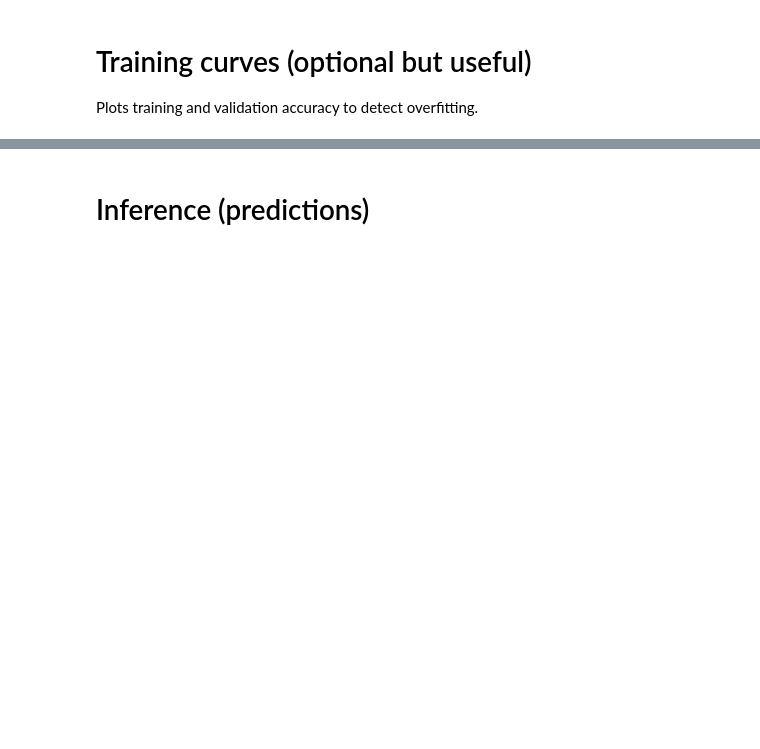
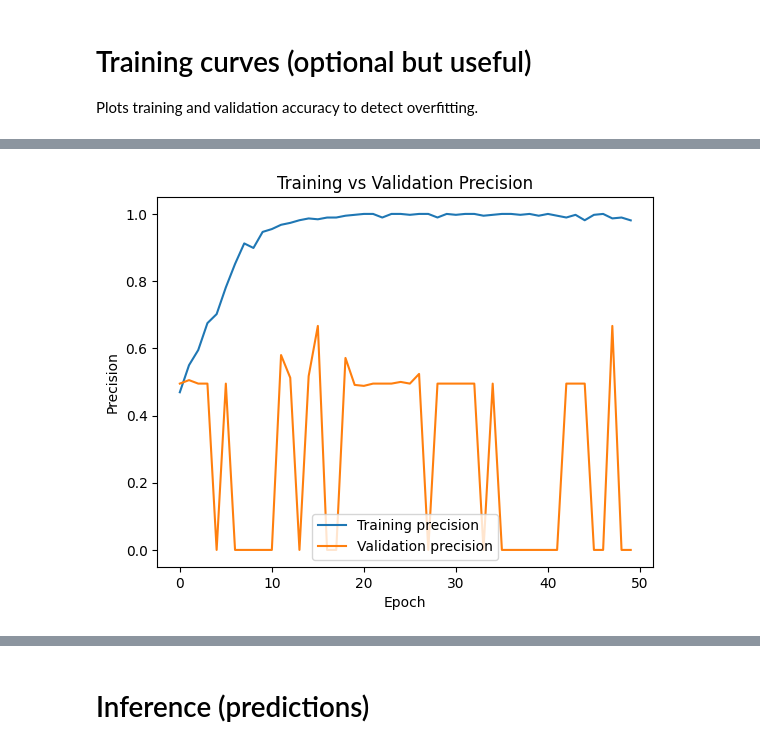
Before and after one commit to ANadalCardenas/attention, a Jupyter notebook: wildfire_model_version_1.ipynb, the cells around one changed output, grey strips where cells are left out. Saved outputs shown, nothing was run; the diff lists cells and outputs as text; code cells hidden in the pictures; blank space fills up the shorter version.

```diff
--- a/wildfire_model_version_1.ipynb
+++ b/wildfire_model_version_1.ipynb
@@ -228,0 +322,11 @@ plt.show()
+# %%
+plt.figure()
+plt.plot(history.history['precision'], label='Training precision')
+plt.plot(history.history['val_precision'], label='Validation precision')
+plt.xlabel("Epoch")
+plt.ylabel("Precision")
+plt.title("Training vs Validation Precision")
+plt.legend()
+plt.show()
+# %% [output]
+[figure, added]
```
Also changed, not shown: parts of 19 cells of this notebook.
